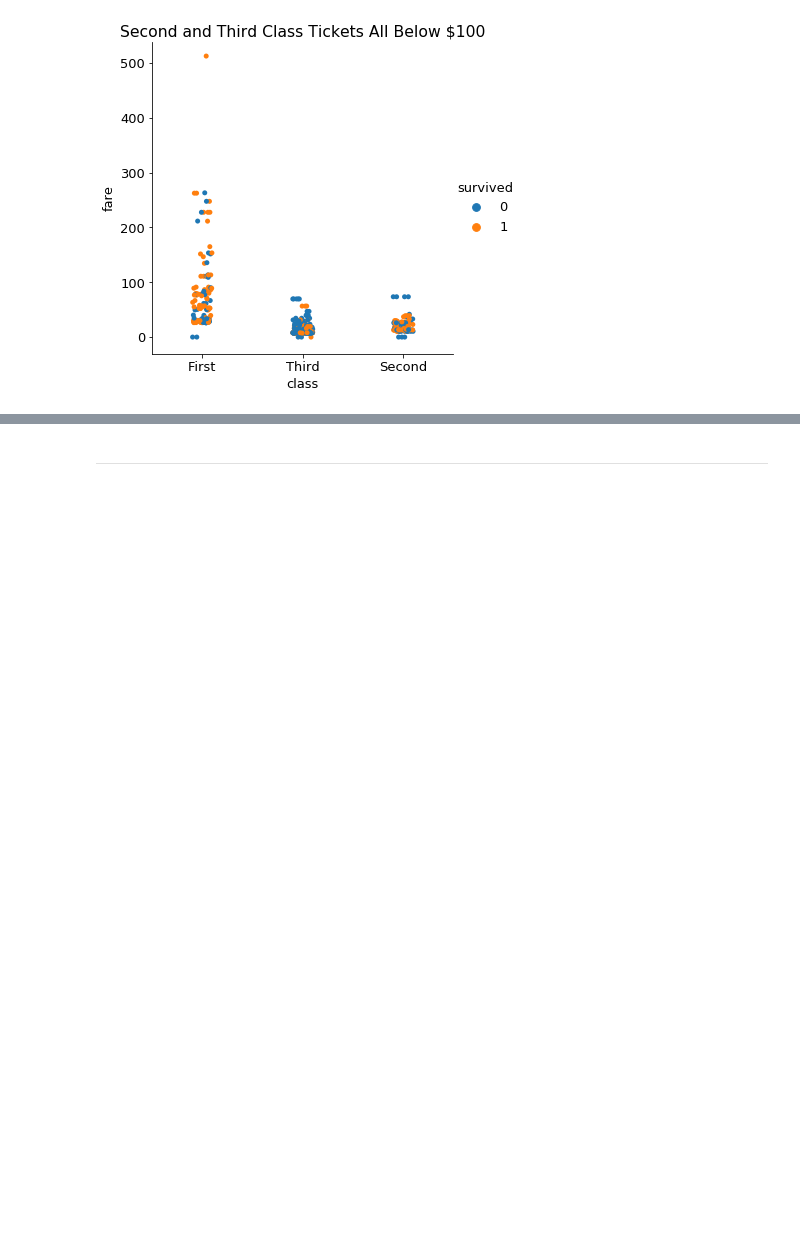
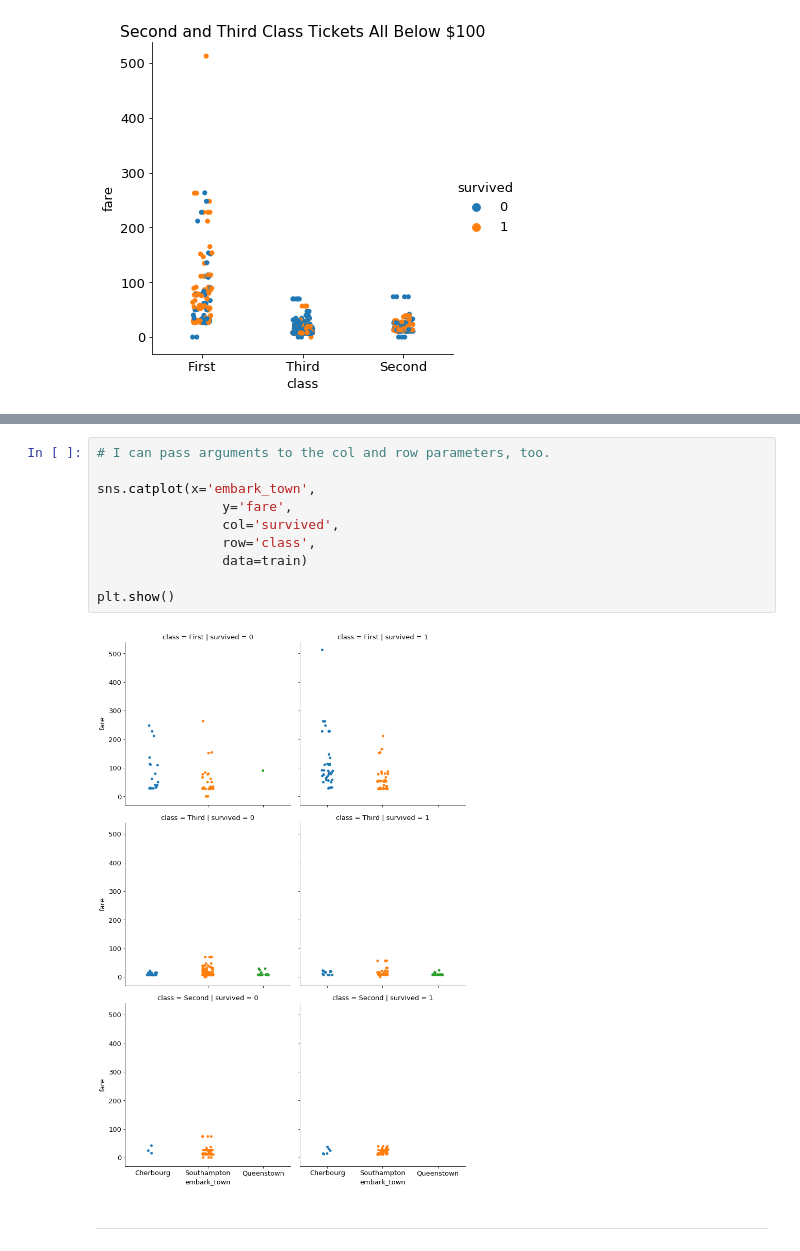
Before and after one commit to faithkane3/e_classification, a Jupyter notebook: classification_acquire_to_explore_review.ipynb, the cells around one changed output, grey strips where cells are left out. Saved outputs shown, nothing was run; the diff lists cells and outputs as text; blank space fills up the shorter version.

```diff
--- a/classification_acquire_to_explore_review.ipynb
+++ b/classification_acquire_to_explore_review.ipynb
@@ -1099,3 +1110,15 @@ plt.show()
+# %%
+# I can pass arguments to the col and row parameters, too.
+
+sns.catplot(x='embark_town',
+                y='fare',
+                col='survived',
+                row='class',
+                data=train)
+
+plt.show()
+# %% [output]
+[figure, added]
 # %% [markdown]
 ___
 # %% [markdown]
```
Also changed, not shown: parts of 3 cells of this notebook.
